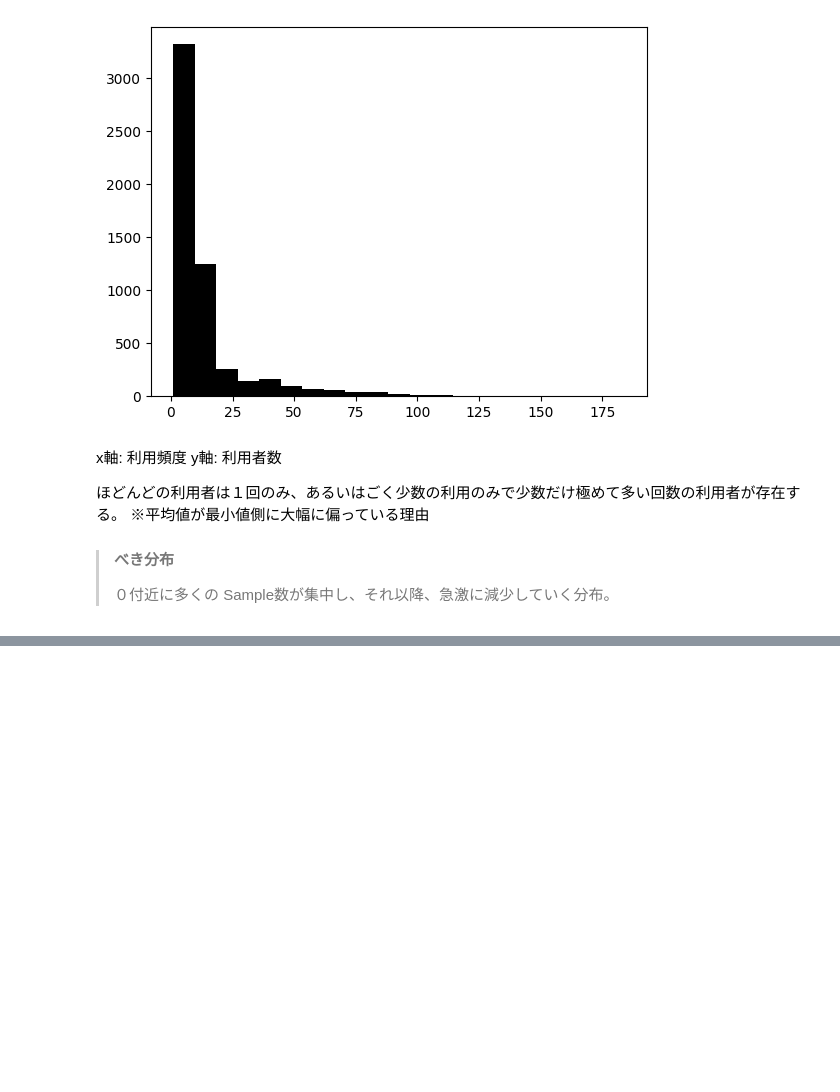
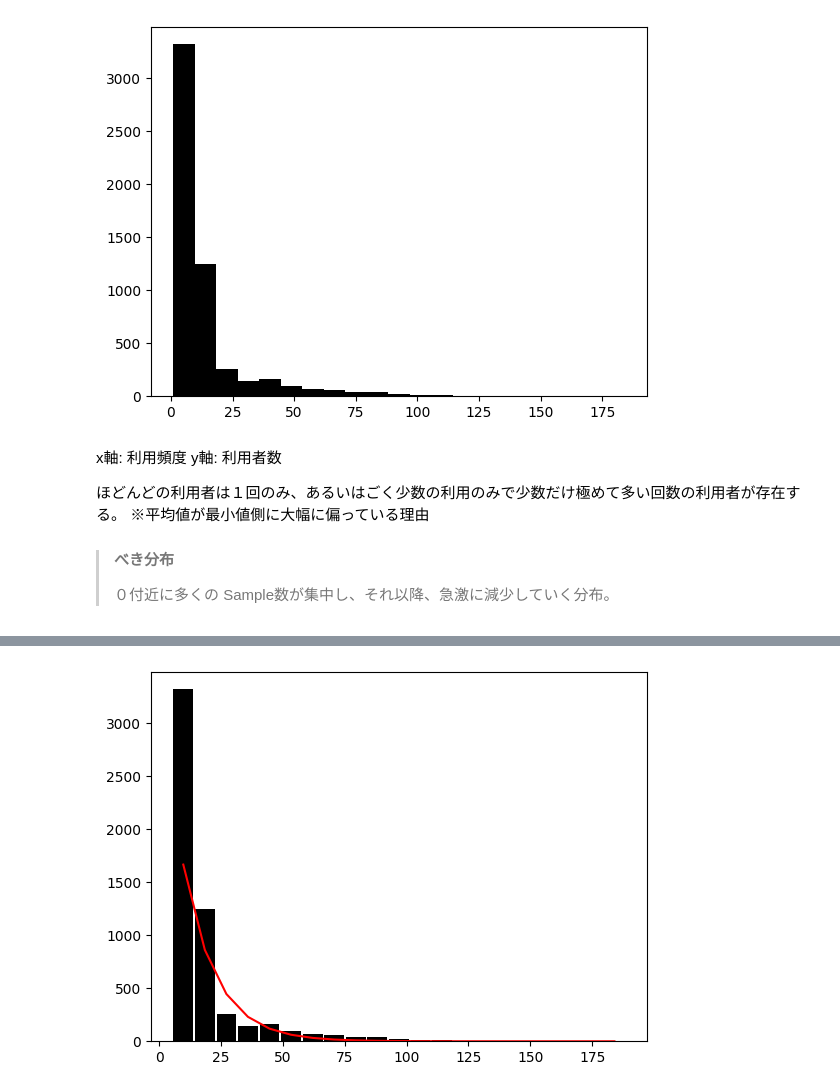
Before and after one commit to 1024xx4/math_programing_for_ai_and_ds, a Jupyter notebook: section01/section01.ipynb, the cells around one changed output, grey strips where cells are left out. Drawn from its saved outputs; the diff is of its cells as text; code cells hidden in the pictures; blank space fills up the shorter version.

```diff
--- a/section01/section01.ipynb
+++ b/section01/section01.ipynb
@@ -98,0 +132,14 @@ y軸: 利用者数
+# %%
+# 近似曲線を描く
+import math
+
+t = t_hist[1:]
+xt = np.zeros(len(t))
+for i in range(len(t)):
+    xt[i] = math.exp(a * t[i] + b)
+
+plt.bar(t_hist[1:], x_hist, width=8, color='k')
+plt.plot(t, xt, color='r')
+plt.show()
+# %% [output]
+[figure, added]
```
Also changed, not shown: parts of 6 cells of this notebook.
